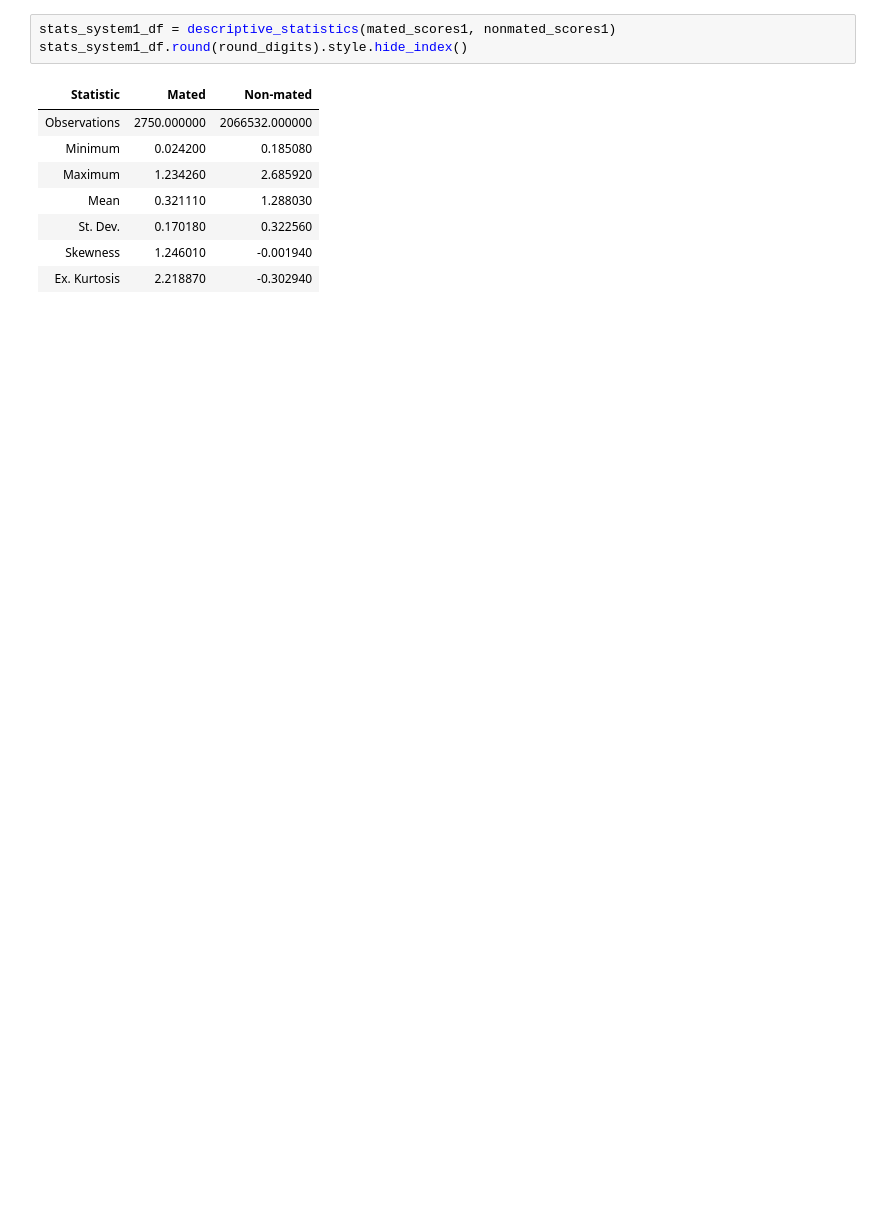
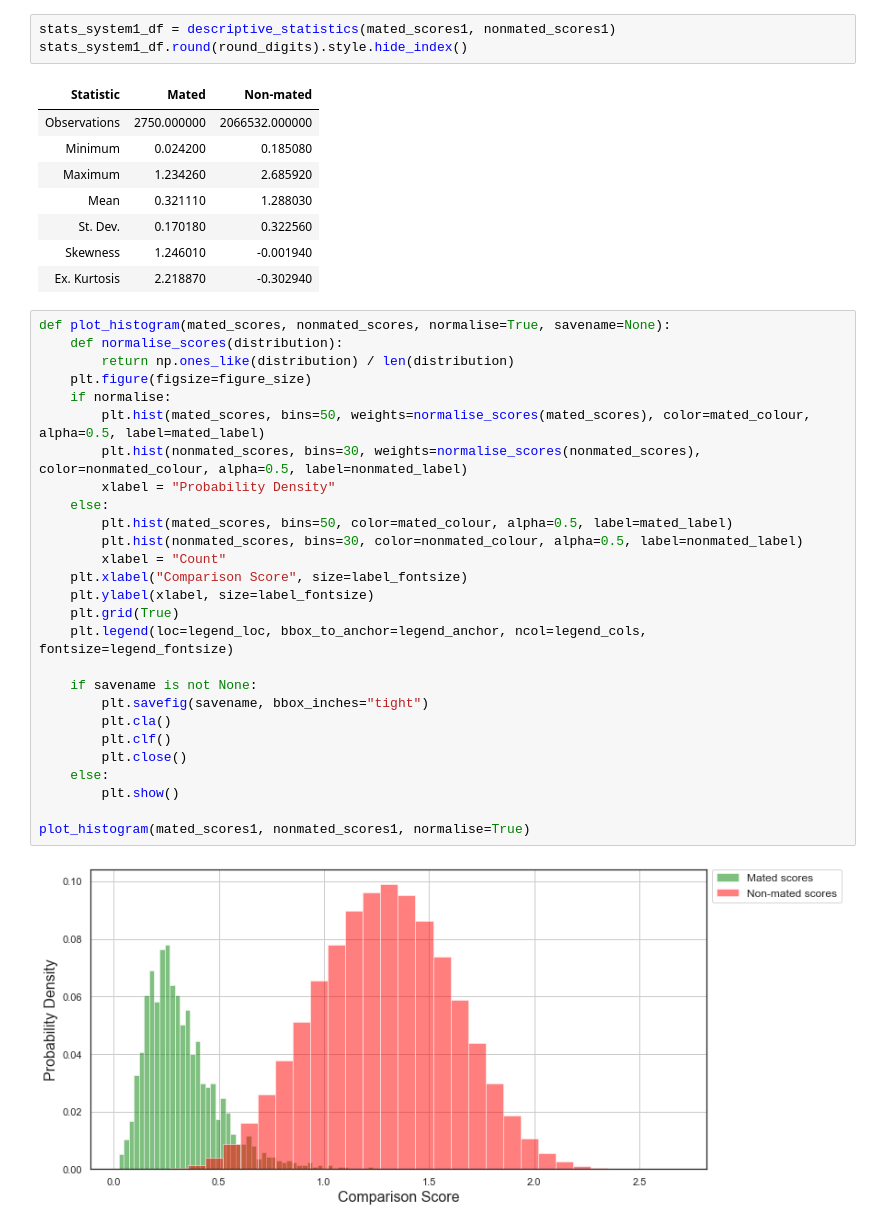
Before and after one commit to AlexAbades/Biometric-system, a Jupyter notebook: data-evaluation.ipynb, the cells around one changed output. Drawn from its saved outputs; the diff is of its cells as text; blank space fills up the shorter version.

```diff
--- a/data-evaluation.ipynb
+++ b/data-evaluation.ipynb
@@ -63,3 +65,32 @@ stats_system1_df.round(round_digits).style.hide_index()
 | St. Dev. | 0.170180 | 0.322560 |
 | Skewness | 1.246010 | -0.001940 |
 | Ex. Kurtosis | 2.218870 | -0.302940 |
+# %%
+def plot_histogram(mated_scores, nonmated_scores, normalise=True, savename=None):
+    def normalise_scores(distribution):
+        return np.ones_like(distribution) / len(distribution)
+    plt.figure(figsize=figure_size)
+    if normalise:
+        plt.hist(mated_scores, bins=50, weights=normalise_scores(mated_scores), color=mated_colour, alpha=0.5, label=mated_label)
+        plt.hist(nonmated_scores, bins=30, weights=normalise_scores(nonmated_scores), color=nonmated_colour, alpha=0.5, label=nonmated_label)
+        xlabel = "Probability Density"
+    else:
+        plt.hist(mated_scores, bins=50, color=mated_colour, alpha=0.5, label=mated_label)
+        plt.hist(nonmated_scores, bins=30, color=nonmated_colour, alpha=0.5, label=nonmated_label)
+        xlabel = "Count"
+    plt.xlabel("Comparison Score", size=label_fontsize)
+    plt.ylabel(xlabel, size=label_fontsize)
+    plt.grid(True)
+    plt.legend(loc=legend_loc, bbox_to_anchor=legend_anchor, ncol=legend_cols, fontsize=legend_fontsize)
+
+    if savename is not None:
+        plt.savefig(savename, bbox_inches="tight")
+        plt.cla()
+        plt.clf()
+        plt.close()
+    else:
+        plt.show()
+
+plot_histogram(mated_scores1, nonmated_scores1, normalise=True)
+# %% [output]
+[figure, added]
```
Also changed, not shown: parts of 14 cells of this notebook, 56 other files.
